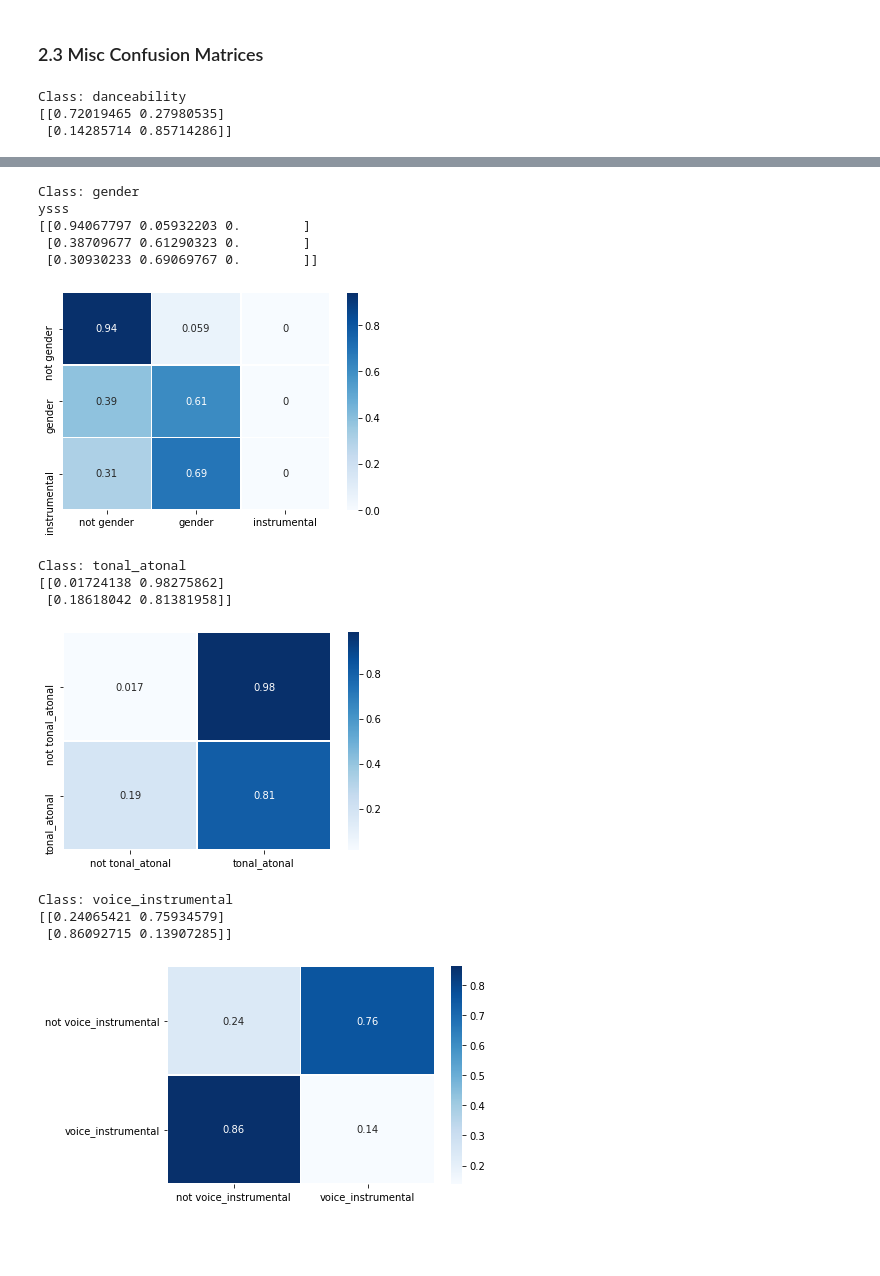
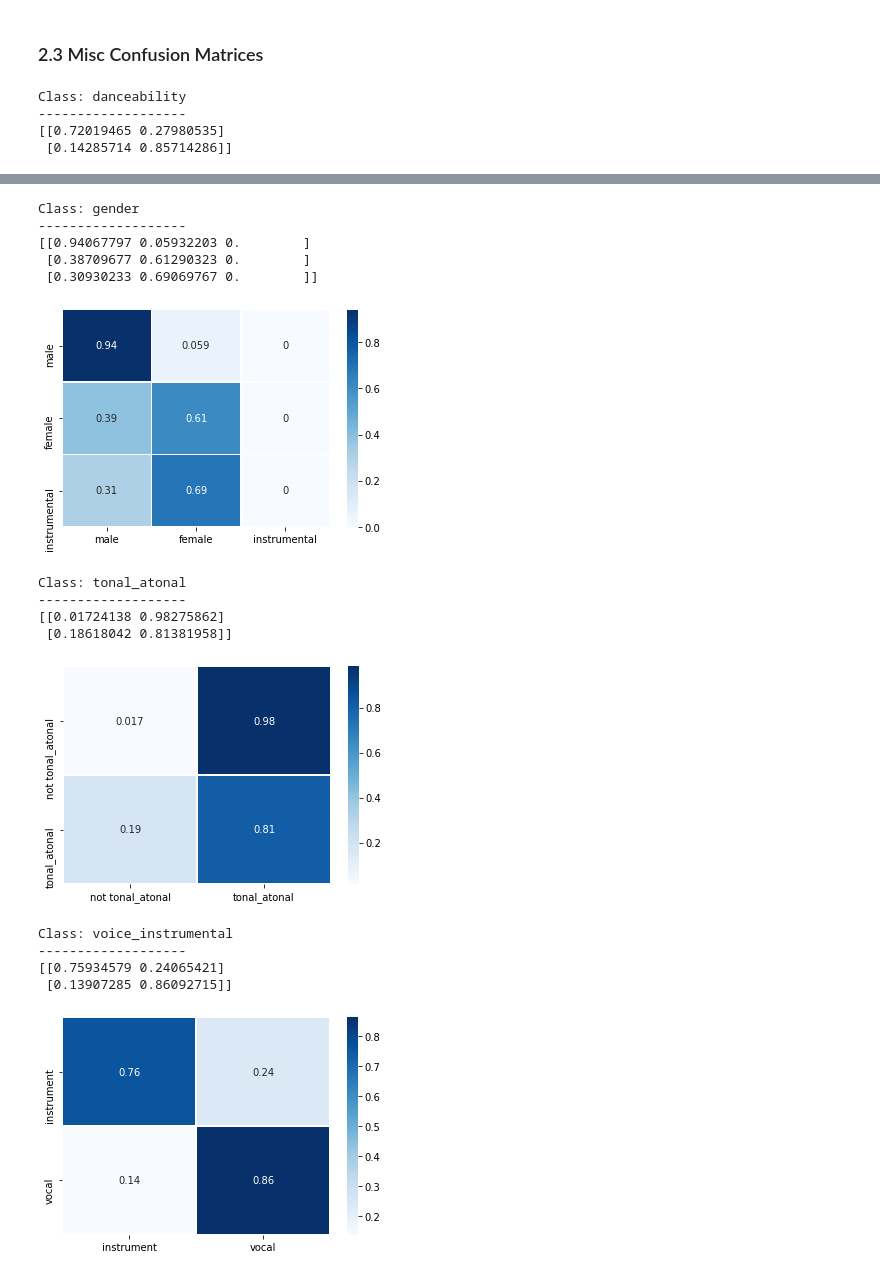
Before and after one commit to dshakes90/AMP-largescale-CNN-VGG-audio-classification, a Jupyter notebook: MTG_Jamendo12_Analysis.ipynb, the cells around one changed output, grey strips where cells are left out. Saved outputs shown, nothing was run; the diff lists cells and outputs as text; code cells hidden in the pictures; blank space fills up the shorter version.

Commit message:
Updated classification order for instrumental - bug fix

```diff
--- a/MTG_Jamendo12_Analysis.ipynb
+++ b/MTG_Jamendo12_Analysis.ipynb
@@ -406,17 +406,28 @@ for track in track_paths:
     gt_misc = json.load(misc_gt)
 
   for c in mood_classes:
-    print(mood_vgg_dict)
-    print(mood_cnn_dict)
-    print(gt_mood)
-
     mood_vgg_allclassifications.append(mood_vgg_dict[c])
     mood_cnn_allclassifications.append(mood_cnn_dict[c])
     mood_gt_allclassifications.append(gt_mood[c])
 
   for c in misc_classes:
-    misc_vgg_allclassifications.append(misc_vgg_dict[c])
-    misc_cnn_allclassifications.append(misc_cnn_dict[c])
+    if c == 'voice_instrumental':
+      # hack to change the order of 0 -> 1 for instrumental class
+      if misc_vgg_dict[c] == 0:
+        print('swapping')
+        result = 1
+      else:
+        result = 0
+
+      print('value after swap:', result)
+
+      misc_vgg_allclassifications.append(result)
+      misc_cnn_allclassifications.append(result)
+    else:
+      misc_vgg_allclassifications.append(misc_vgg_dict[c])
+      misc_cnn_allclassifications.append(misc_cnn_dict[c])
+
+    # append ground truth no matter what
     misc_gt_allclassifications.append(gt_misc[c])
 
   i+=1 #next track
@@ -523,7 +534,14 @@ for track in track_paths:
     mood_gt_allclassifications[mood_class].append(gt_mood[mood_class])
 
   for misc_class in misc_gt_allclassifications.keys():
-    misc_cnn_allclassifications[misc_class].append(misc_cnn_dict[misc_class])
+
+    if misc_class == 'voice_instrumental':
+      if misc_cnn_dict[misc_class] == 0:
+        misc_cnn_allclassifications[misc_class].append(1)
+      else: misc_cnn_allclassifications[misc_class].append(0)
+    else:
+      misc_cnn_allclassifications[misc_class].append(misc_cnn_dict[misc_class])
+
     misc_gt_allclassifications[misc_class].append(gt_misc[misc_class])
 
   i+=1 #next audio track
@@ -573,36 +591,46 @@ Class: mood_sad
 # %%
 # plot all confusion matrix for misc...
 for misc_class in misc_gt_allclassifications.keys():
   print('Class:', misc_class)
+  print('-------------------')
 
   if misc_class == 'gender':
-    print('ysss')
     label = ['male', 'female', 'instrumental']
+    matrix_test = confusion_matrix(list(map(int, misc_gt_allclassifications[misc_class])), misc_cnn_allclassifications[misc_class], normalize='true')
+    print(matrix_test)
+    ax = sns.heatmap(matrix_test, linewidth=0.5, annot=True, cmap="Blues", xticklabels= label, yticklabels= label)
+    plt.show()
+  elif misc_class == 'voice_instrumental':
+    # do something
+    label = ['instrument', 'vocal']
     matrix_test = confusion_matrix(list(map(int, misc_gt_allclassifications[misc_class])), misc_cnn_allclassifications[misc_class], normalize='true')
     print(matrix_test)
     ax = sns.heatmap(matrix_test, linewidth=0.5, annot=True, cmap="Blues", xticklabels= label, yticklabels= label)
     plt.show()
   else:
     matrix_test = confusion_matrix(list(map(int, misc_gt_allclassifications[misc_class])), misc_cnn_allclassifications[misc_class], normalize='true')
     print(matrix_test)
     ax = sns.heatmap(matrix_test, linewidth=0.5, annot=True, cmap="Blues", xticklabels= ['not ' + misc_class, misc_class], yticklabels= ['not ' + misc_class, misc_class])
     plt.show()
 # %% [output]
 Class: danceability
+-------------------
 [[0.72019465 0.27980535]
  [0.14285714 0.85714286]]
 [figure]
 Class: gender
-ysss
+-------------------
 [[0.94067797 0.05932203 0.        ]
  [0.38709677 0.61290323 0.        ]
  [0.30930233 0.69069767 0.        ]]
-[figure, old version]
+[figure, new version]
 Class: tonal_atonal
+-------------------
 [[0.01724138 0.98275862]
  [0.18618042 0.81381958]]
 [figure]
 Class: voice_instrumental
-[[0.24065421 0.75934579]
- [0.86092715 0.13907285]]
+-------------------
+[[0.75934579 0.24065421]
+ [0.13907285 0.86092715]]
-[figure, old version]
+[figure, new version]
```
Also changed, not shown: parts of 4 cells of this notebook.
